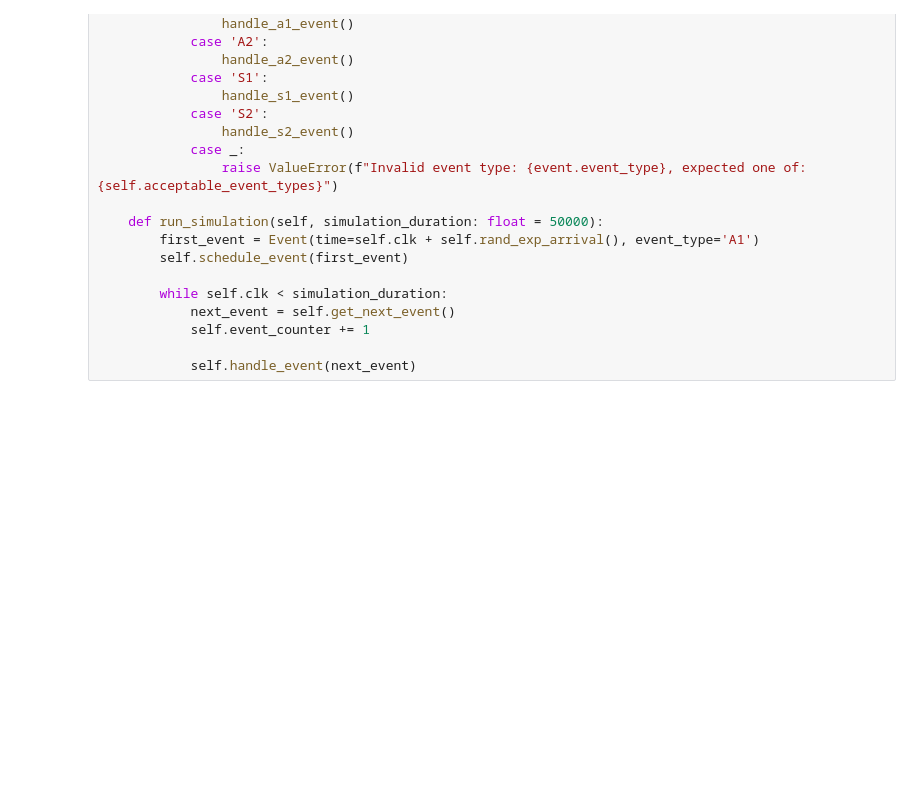
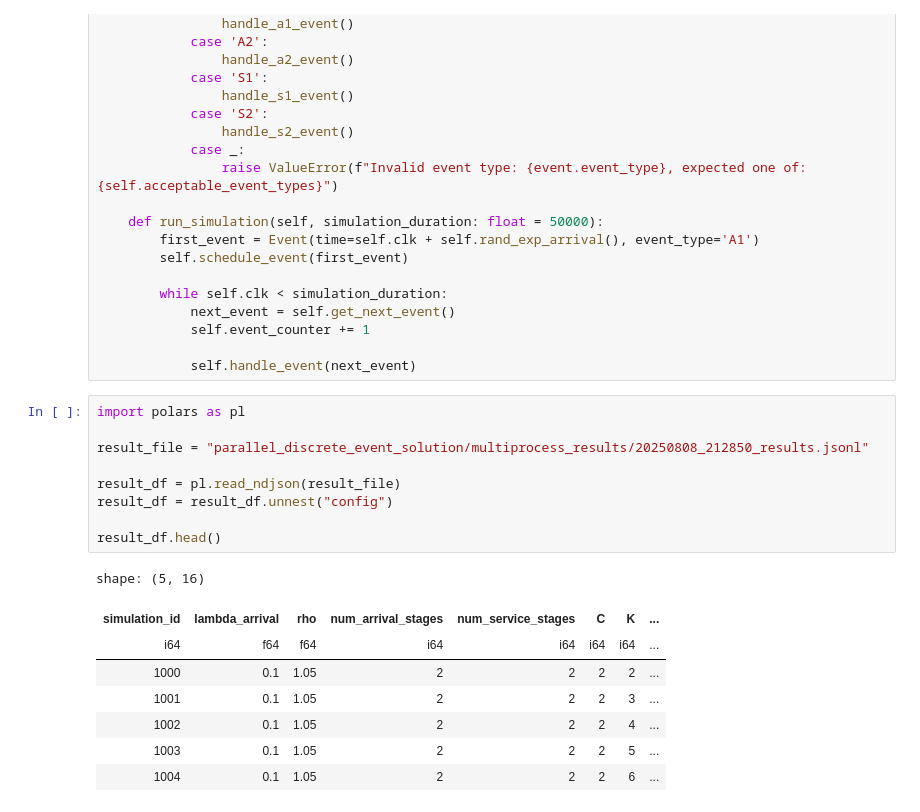
Before and after one commit to hainamt/simulate_queueing_system, a Jupyter notebook: test.ipynb, the cells around one changed output. Drawn from its saved outputs; the diff is of its cells as text; blank space fills up the shorter version.

```diff
--- a/test.ipynb
+++ b/test.ipynb
@@ -315,3 +303,21 @@ class QueueSimulator:
             self.event_counter += 1
 
             self.handle_event(next_event)
+# %%
+import polars as pl
+
+result_file = "parallel_discrete_event_solution/multiprocess_results/20250808_212850_results.jsonl"
+
+result_df = pl.read_ndjson(result_file)
+result_df = result_df.unnest("config")
+
+result_df.head()
+# %% [output]
+shape: (5, 16)
+| simulation_id | lambda_arrival | rho | num_arrival_stages | num_service_stages | C | K | ... |
+| i64 | f64 | f64 | i64 | i64 | i64 | i64 | ... |
+| 1000 | 0.1 | 1.05 | 2 | 2 | 2 | 2 | ... |
+| 1001 | 0.1 | 1.05 | 2 | 2 | 2 | 3 | ... |
+| 1002 | 0.1 | 1.05 | 2 | 2 | 2 | 4 | ... |
+| 1003 | 0.1 | 1.05 | 2 | 2 | 2 | 5 | ... |
+| 1004 | 0.1 | 1.05 | 2 | 2 | 2 | 6 | ... |
```
Also changed, not shown: parts of 8 cells of this notebook, 14 other files.
